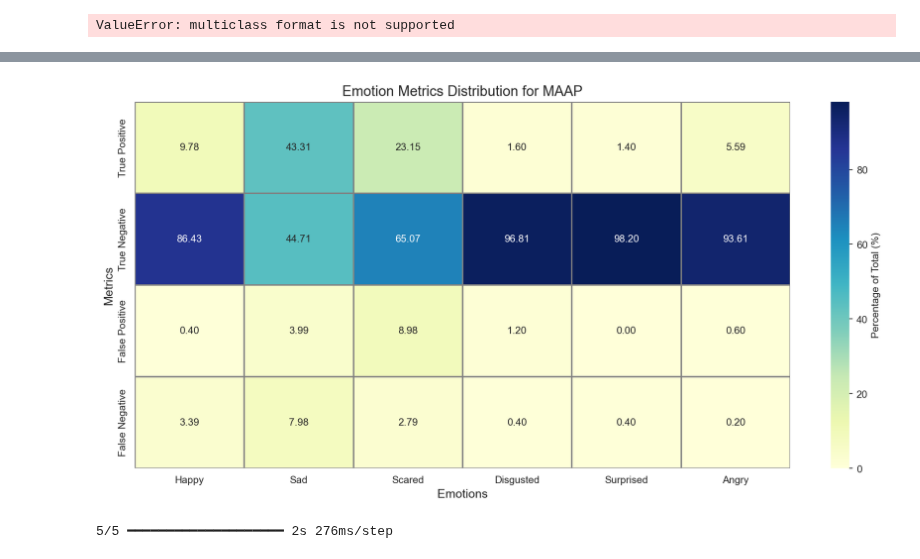
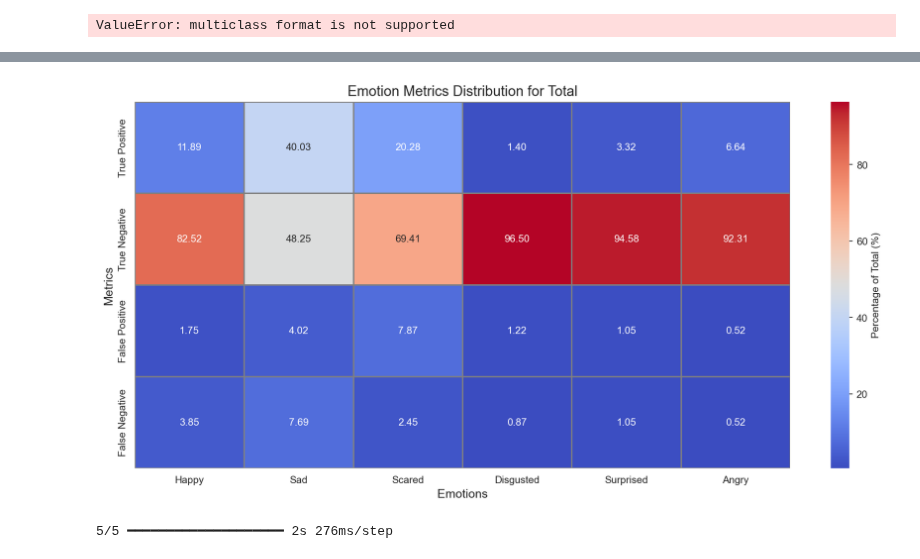
Before and after one commit to Azirral/de-face-recognition, a Jupyter notebook: Metrics.ipynb, the cells around one changed output, grey strips where cells are left out. Saved outputs shown, nothing was run; the diff lists cells and outputs as text; code cells hidden in the pictures.

Commit message:
Model Method First plotted All Datav2

```diff
--- a/Metrics.ipynb
+++ b/Metrics.ipynb
@@ -403,7 +403,7 @@ def plot_emotion_metrics_heatmap(df, output_path="Plots/Emotion_Metrics_Heatmap.
     plt.figure(figsize=(12, 6), dpi=150)
 
     # Use seaborn to plot the heatmap
-    sns.heatmap(heatmap_data, annot=True, cmap="YlGnBu", cbar_kws={'label': 'Percentage of Total (%)'}, fmt=".2f",
+    sns.heatmap(heatmap_data, annot=True, cmap="coolwarm", cbar_kws={'label': 'Percentage of Total (%)'}, fmt=".2f",
                 linewidths=0.5, linecolor='gray')
 
     # Add labels and title
@@ -416,7 +416,7 @@ def plot_emotion_metrics_heatmap(df, output_path="Plots/Emotion_Metrics_Heatmap.
     plt.savefig(output_path, dpi=1200)
     plt.show()
 # %%
-y_true, y_pred = get_valid_indices(MAAP_test_I)
+y_true, y_pred = get_valid_indices(full_test_I)
 metrics = calculate_emotion_metrics(y_true, y_pred, emotions)
-plot_emotion_metrics_heatmap(metrics, output_path="Plots/Method_I_Heatmap_MAAP.png", institution='MAAP')
+plot_emotion_metrics_heatmap(metrics, output_path="Plots/Method_I_Heatmap_Full.png", institution='Total')
 # %% [output]
@@ -424,4 +424,4 @@ plot_emotion_metrics_heatmap(metrics, output_path="Plots/Method_I_Heatmap_MAAP.p
-[figure, old version]
+[figure, new version]
 # %%
 y_true, y_pred = get_valid_indices(full_test_I)
 metrics = calculate_emotion_metrics(y_true, y_pred, emotions)
```
Also changed, not shown: parts of 1 cell of this notebook.
